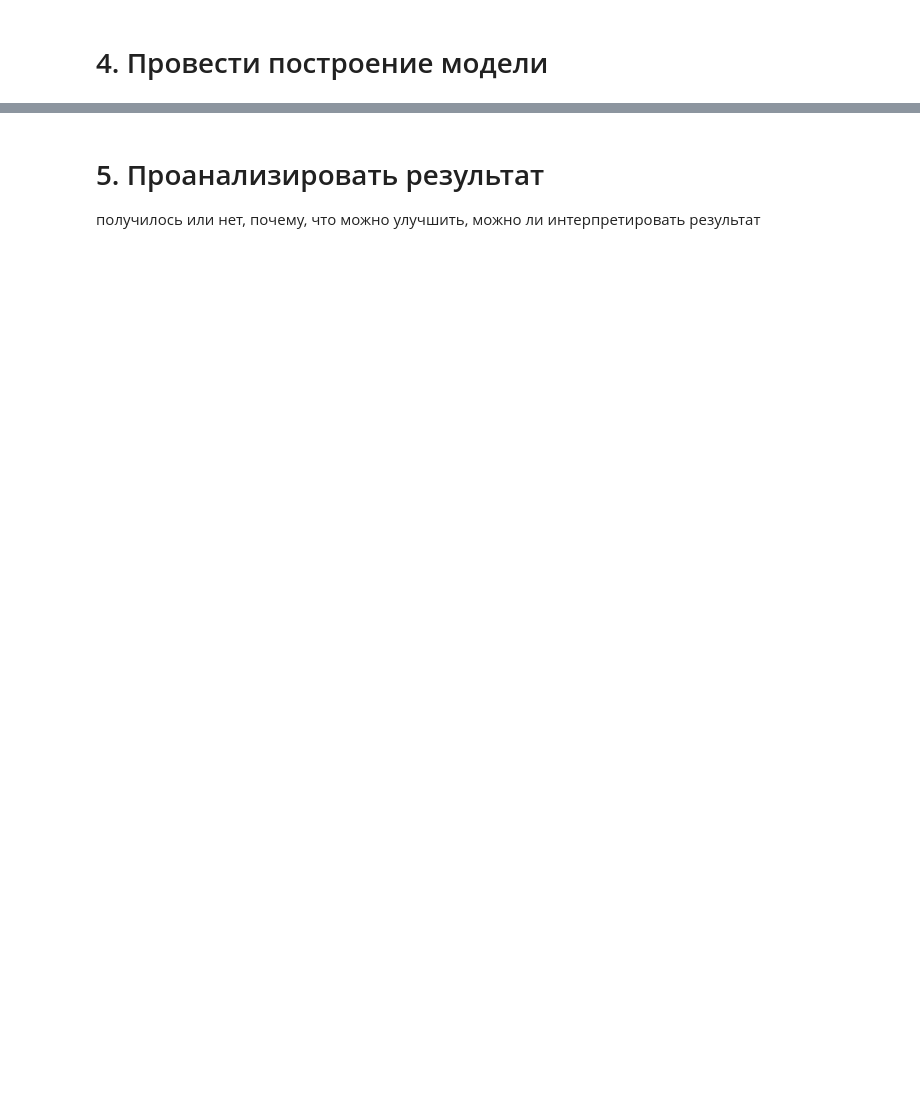
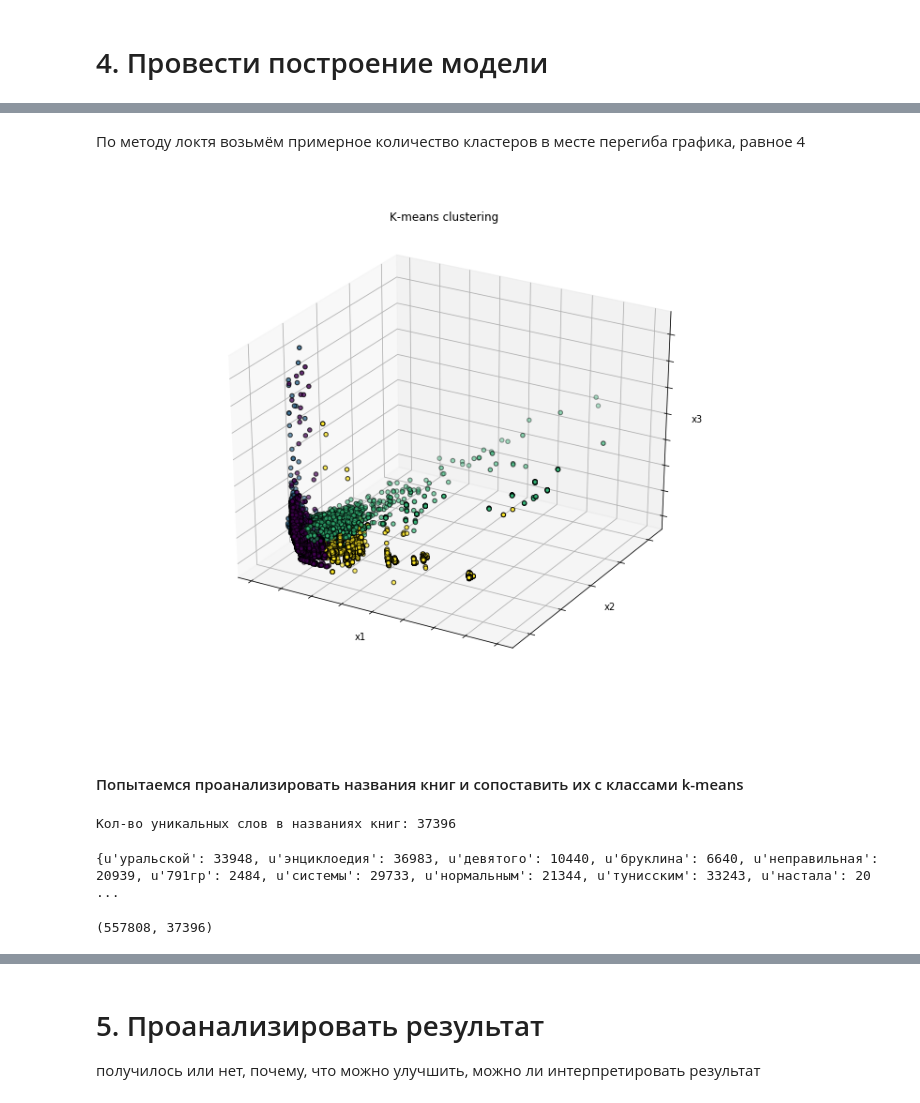
Before and after one commit to ChernetsovNG/otus_BigData, a Jupyter notebook: HW6/homework_dimred.ipynb, the cells around one changed output, grey strips where cells are left out. Cells and saved outputs as stored; diff of their text form; code cells hidden in the pictures; blank space fills up the shorter version.

```diff
--- a/HW6/homework_dimred.ipynb
+++ b/HW6/homework_dimred.ipynb
@@ -223,0 +422,24 @@ df['NAME'] = df['NAME'].map(lambda x: str(x).decode('utf8').lower())
+# %% [markdown]
+По методу локтя возьмём примерное количество кластеров в месте перегиба графика, равное 4
+# %%
+k_means = KMeans(n_clusters=4).fit(df_numeric_pca)
+# %%
+# Визуализируем получившееся разбиение на кластеры
+fig = plt.figure(1, figsize=(10, 8))
+ax = Axes3D(fig)
+
+ax.scatter(df_numeric_pca[:, 0], df_numeric_pca[:, 1], df_numeric_pca[:, 2],
+           c=k_means.labels_.astype(np.float), edgecolor='k')
+
+ax.w_xaxis.set_ticklabels([])
+ax.w_yaxis.set_ticklabels([])
+ax.w_zaxis.set_ticklabels([])
+
+ax.set_xlabel('x1')
+ax.set_ylabel('x2')
+ax.set_zlabel('x3')
+
+ax.set_title('K-means clustering')
+ax.dist = 12
+# %% [output]
+[figure, added]
@@ -223,0 +448,23 @@ df['NAME'] = df['NAME'].map(lambda x: str(x).decode('utf8').lower())
+# %% [markdown]
+#### Попытаемся проанализировать названия книг и сопоставить их с классами k-means
+# %%
+from sklearn.feature_extraction.text import CountVectorizer
+count_vec = CountVectorizer()
+
+word_bag = count_vec.fit_transform(docs)
+print('Кол-во уникальных слов в названиях книг: ' + str(len(count_vec.vocabulary_)))
+# %% [output]
+Кол-во уникальных слов в названиях книг: 37396
+# %%
+# Чтобы напечатать весь словарь
+print (repr(count_vec.vocabulary_).decode("unicode-escape"))
+# %% [output]
+{u'уральской': 33948, u'энциклоедия': 36983, u'девятого': 10440, u'бруклина': 6640, u'неправильная': 20939, u'791гр': 2484, u'системы': 29733, u'нормальным': 21344, u'тунисским': 33243, u'настала': 20 ...
+# %%
+from sklearn.feature_extraction.text import TfidfTransformer
+
+tfidf_transformer = TfidfTransformer()
+word_bag_tfidf = tfidf_transformer.fit_transform(word_bag)
+word_bag_tfidf.shape
+# %% [output]
+(557808, 37396)
```
Also changed, not shown: parts of 63 cells of this notebook, 1 other file.
